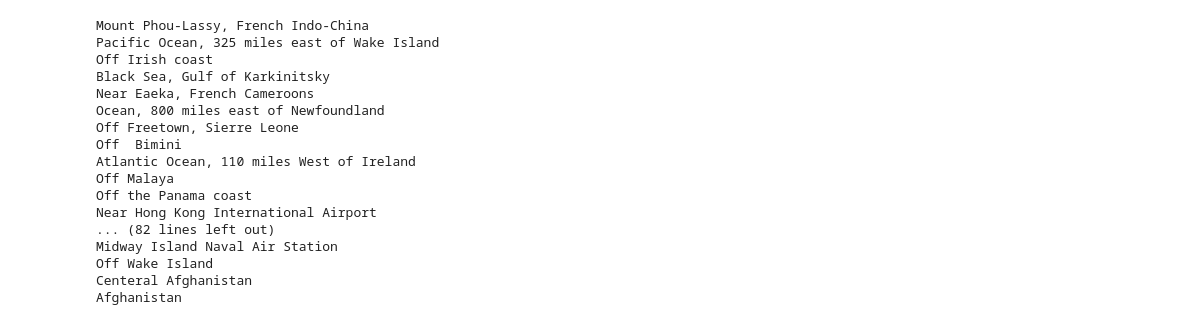
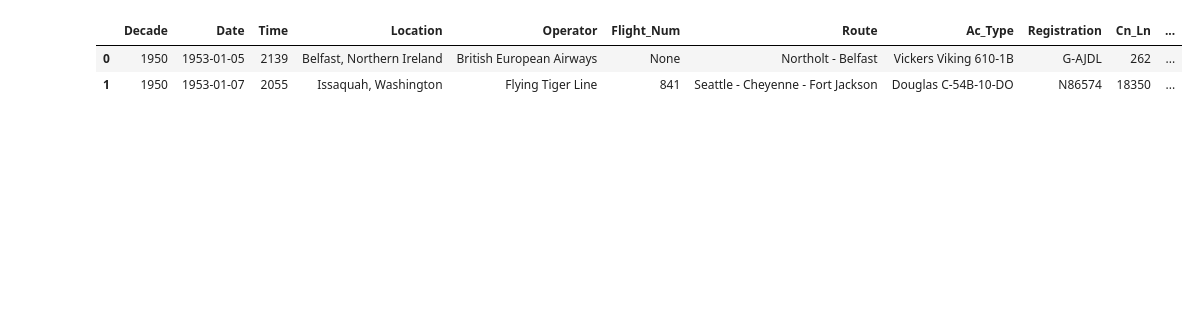
Before and after one commit to tonderai-m/Airplane, a Jupyter notebook: part_06.Geolocation_Geopy.Combine.ipynb, the cells around one changed output. Saved outputs shown, nothing was run; the diff lists cells and outputs as text; code cells hidden in the pictures; blank space fills up the shorter version.

```diff
--- a/part_06.Geolocation_Geopy.Combine.ipynb
+++ b/part_06.Geolocation_Geopy.Combine.ipynb
@@ -3,23 +4,9 @@ import pandas as pd
 # %%
-df = pd.read_csv("data/bad_data/unknown_country_location.csv")
+df = pd.read_json("data/silver/1920_2024_geopy.json")
+df_2 = pd.read_csv("data/bad_data/cleaned_bad_data/cleaned_global_data.csv")
-# %%
-for i in df.Country_location:
-    print(i)
-# %% [output]
-Mount Phou-Lassy, French Indo-China
-Pacific Ocean, 325 miles east of Wake Island
-Off Irish coast
-Black Sea, Gulf of Karkinitsky
-Near Eaeka, French Cameroons
-Ocean, 800 miles east of Newfoundland
-Off Freetown, Sierre Leone
-Off  Bimini
-Atlantic Ocean, 110 miles West of Ireland
-Off Malaya
-Off the Panama coast
-Near Hong Kong International Airport
-... (82 lines left out)
-Midway Island Naval Air Station
-Off Wake Island
-Centeral Afghanistan
-Afghanistan
+# %%
+df[:2]
+# %% [output]
+|  | Decade | Date | Time | Location | Operator | Flight_Num | Route | Ac_Type | Registration | Cn_Ln | ... |
+| 0 | 1950 | 1953-01-05 | 2139 | Belfast, Northern Ireland | British European Airways | None | Northolt - Belfast | Vickers Viking 610-1B | G-AJDL | 262 | ... |
+| 1 | 1950 | 1953-01-07 | 2055 | Issaquah, Washington | Flying Tiger Line | 841 | Seattle - Cheyenne - Fort Jackson | Douglas C-54B-10-DO | N86574 | 18350 | ... |
```
Also changed, not shown: parts of 19 cells of this notebook, 5 other files.
